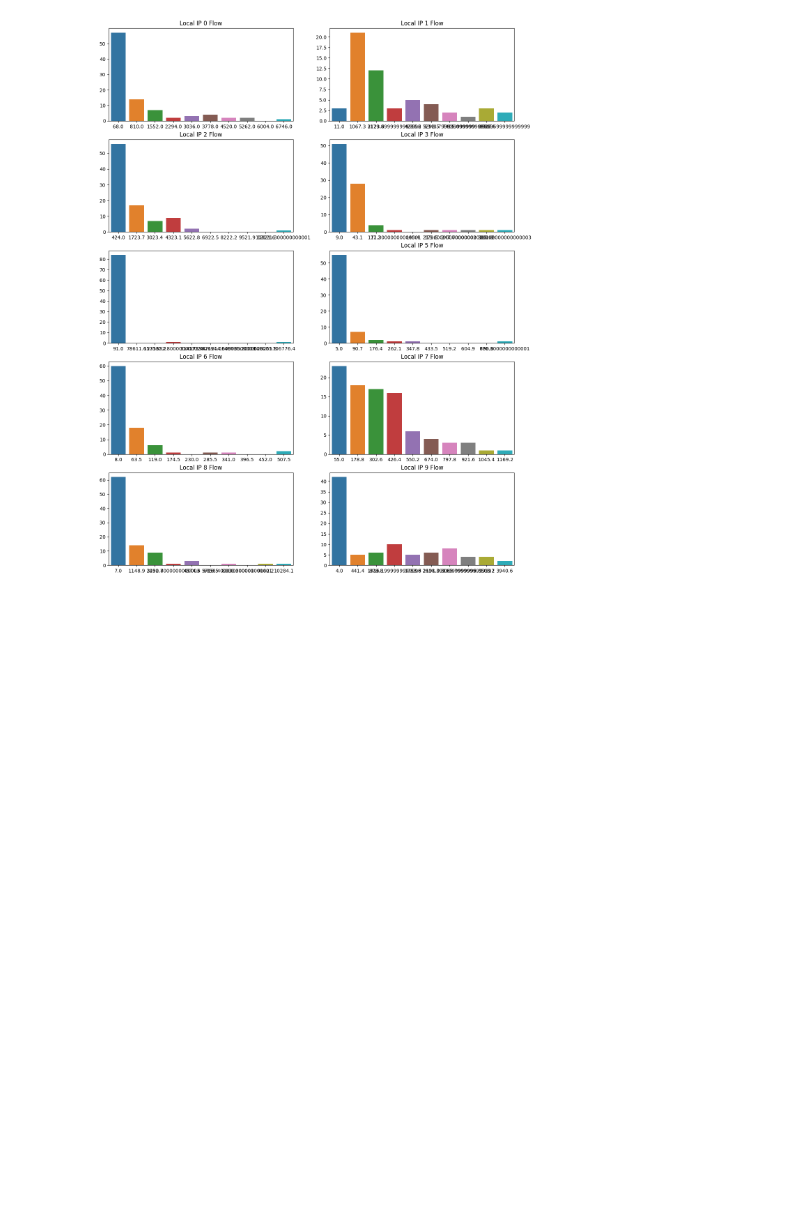
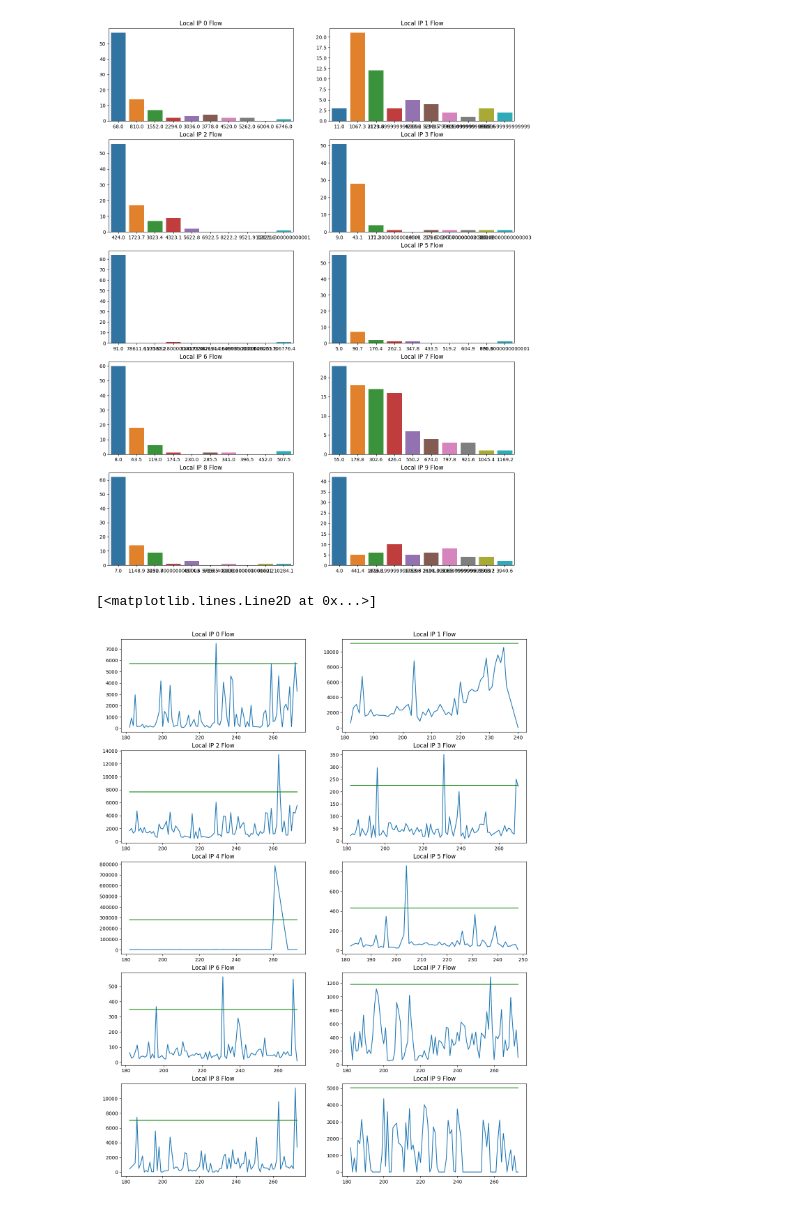
Before and after one commit to Barry2904/Network_Threat_Dectection, a Jupyter notebook: Threat_dectection.ipynb, the cells around one changed output. Saved outputs shown, nothing was run; the diff lists cells and outputs as text; code cells hidden in the pictures; blank space fills up the shorter version.

```diff
--- a/Threat_dectection.ipynb
+++ b/Threat_dectection.ipynb
@@ -125,3 +125,49 @@ axarray[4,1].set_title("Local IP 9 Flow")
 # %% [output]
 Text(0.5, 1.0, 'Local IP 9 Flow')
 [figure]
+# %%
+f,axarray = plt.subplots(5,2,figsize=(15,20))
+axarray[0,0].plot(ip0['yday'],ip0['f'])
+axarray[0,0].plot(ip0['yday'], [ip0['f'].mean() + 3*ip0['f'].std()]*len(ip0['yday']),color='g')
+axarray[0,0].set_title("Local IP 0 Flow")
+
+axarray[0,1].plot(ip1['yday'], ip1['f'])
+axarray[0,1].plot(ip1['yday'], [ip1['f'].mean() + 3*ip1['f'].std()]*len(ip1['yday']),color='g')
+axarray[0,1].set_title("Local IP 1 Flow")
+
+axarray[1,0].plot(ip2['yday'], ip2['f'])
+axarray[1,0].set_title("Local IP 2 Flow")
+axarray[1,0].plot(ip2['yday'], [ip2['f'].mean() + 3*ip2['f'].std(ddof=0)]*len(ip2['yday']),color='g')
+
+axarray[1,1].plot(ip3['yday'], ip3['f'])
+axarray[1,1].set_title("Local IP 3 Flow")
+axarray[1,1].plot(ip3['yday'], [ip3['f'].mean() + 3*ip3['f'].std(ddof=0)]*len(ip3['yday']),color='g')
+
+
+axarray[2,0].plot(ip4['yday'], ip4['f'])
+axarray[2,0].set_title("Local IP 4 Flow")
+axarray[2,0].plot(ip4['yday'], [ip4['f'].mean() + 3*ip4['f'].std(ddof=0)]*len(ip4['yday']),color='g')
+
+axarray[2,1].plot(ip5['yday'], ip5['f'])
+axarray[2,1].set_title("Local IP 5 Flow")
+axarray[2,1].plot(ip5['yday'], [ip5['f'].mean() + 3*ip5['f'].std(ddof=0)]*len(ip5['yday']),color='g')
+
+axarray[3,0].plot(ip6['yday'], ip6['f'])
+axarray[3,0].set_title("Local IP 6 Flow")
+axarray[3,0].plot(ip6['yday'], [ip6['f'].mean() + 3*ip6['f'].std(ddof=0)]*len(ip6['yday']),color='g')
+
+axarray[3,1].plot(ip7['yday'], ip7['f'])
+axarray[3,1].set_title("Local IP 7 Flow")
+axarray[3,1].plot(ip7['yday'], [ip7['f'].mean() + 3*ip7['f'].std(ddof=0)]*len(ip7['yday']),color='g')
+
+axarray[4,0].plot(ip8['yday'], ip8['f'])
+axarray[4,0].set_title("Local IP 8 Flow")
+axarray[4,0].plot(ip8['yday'], [ip8['f'].mean() + 3*ip8['f'].std(ddof=0)]*len(ip8['yday']),color='g')
+
+
+axarray[4,1].plot(ip9['yday'], ip9['f'])
+axarray[4,1].set_title("Local IP 9 Flow")
+axarray[4,1].plot(ip9['yday'], [ip9['f'].mean() + 3*ip9['f'].std(ddof=0)]*len(ip9['yday']),color='g')
+# %% [output]
+[<matplotlib.lines.Line2D at 0x...>]
+[figure, added]
```
Also changed, not shown: parts of 8 cells of this notebook.
